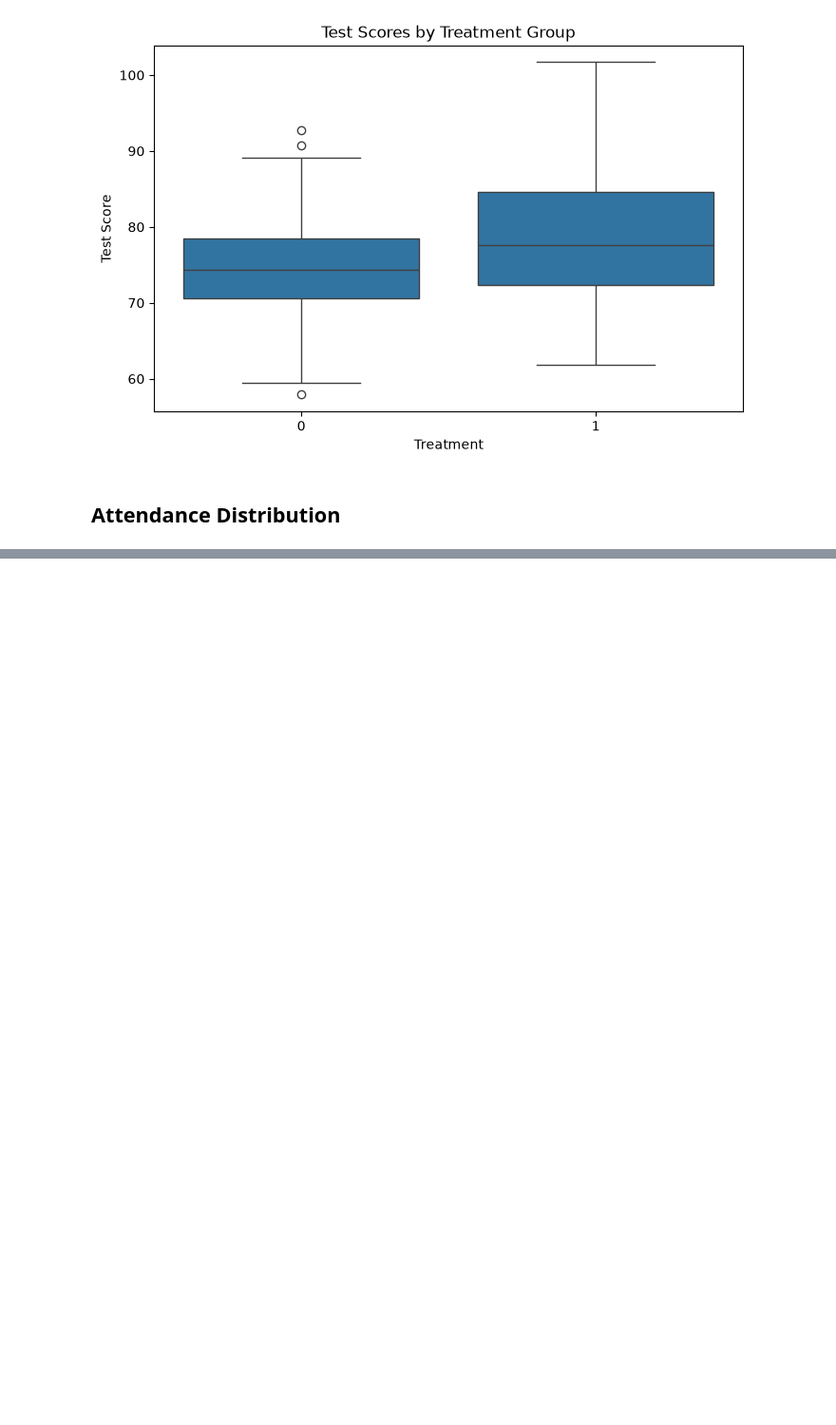
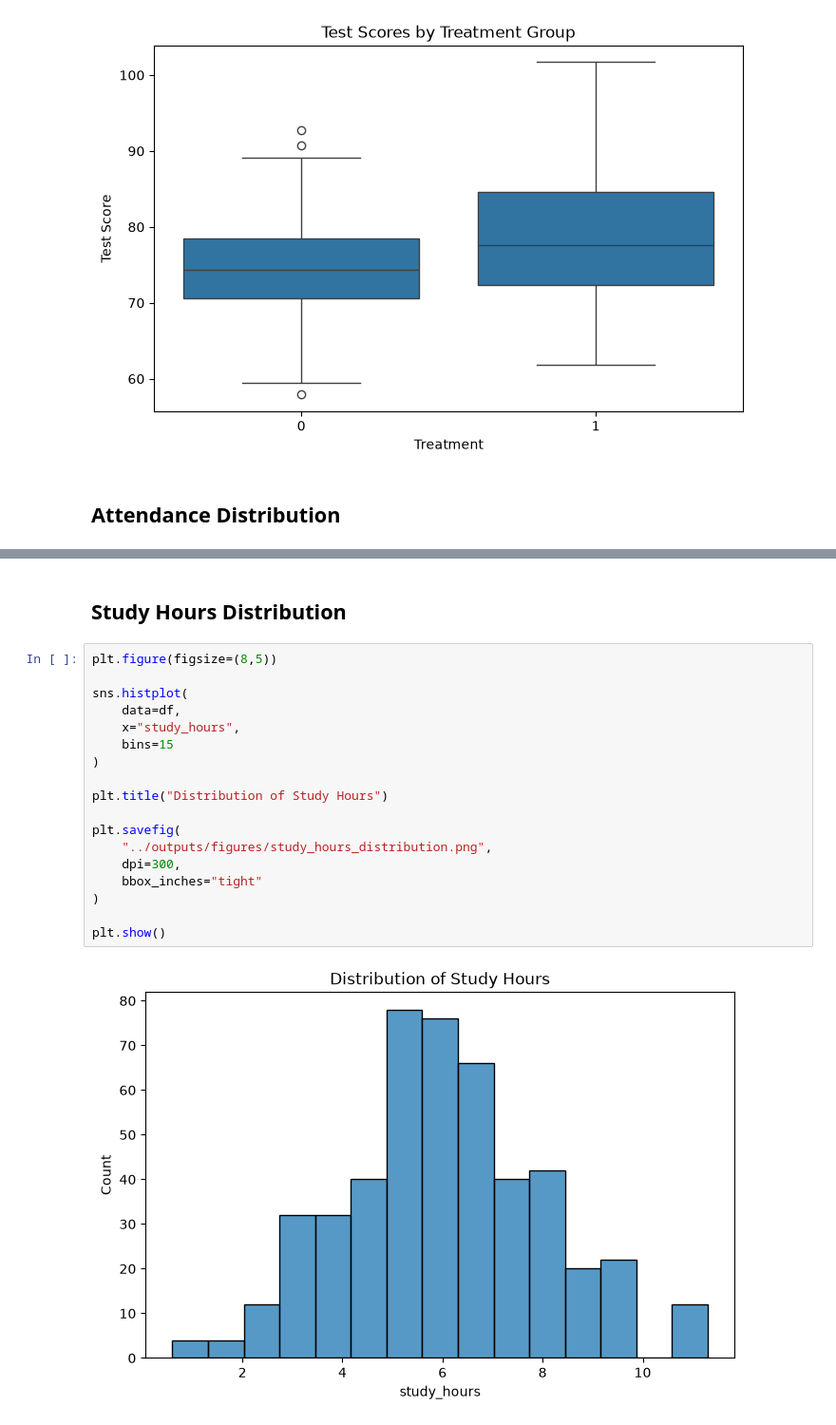
Before and after one commit to sammyamanya/impact_evaluation_education_program_uganda, a Jupyter notebook: notebooks/01_data_exploration.ipynb, the cells around one changed output, grey strips where cells are left out. Shown at 95% size. Drawn from its saved outputs; the diff is of its cells as text; blank space fills up the shorter version.

```diff
--- a/notebooks/01_data_exploration.ipynb
+++ b/notebooks/01_data_exploration.ipynb
@@ -201,0 +204,22 @@ plt.show()
+# %% [markdown]
+## Study Hours Distribution
+# %%
+plt.figure(figsize=(8,5))
+
+sns.histplot(
+    data=df,
+    x="study_hours",
+    bins=15
+)
+
+plt.title("Distribution of Study Hours")
+
+plt.savefig(
+    "../outputs/figures/study_hours_distribution.png",
+    dpi=300,
+    bbox_inches="tight"
+)
+
+plt.show()
+# %% [output]
+[figure, added]
```
Also changed, not shown: parts of 5 cells of this notebook, 4 other files.
